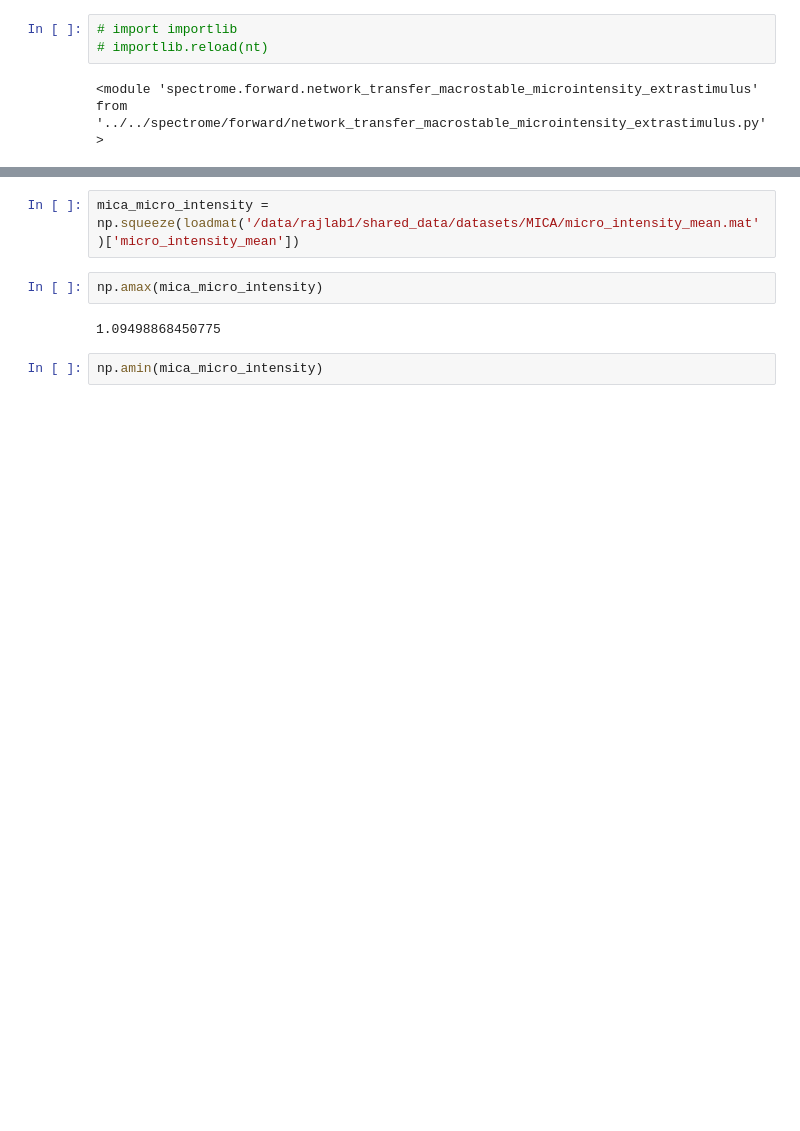
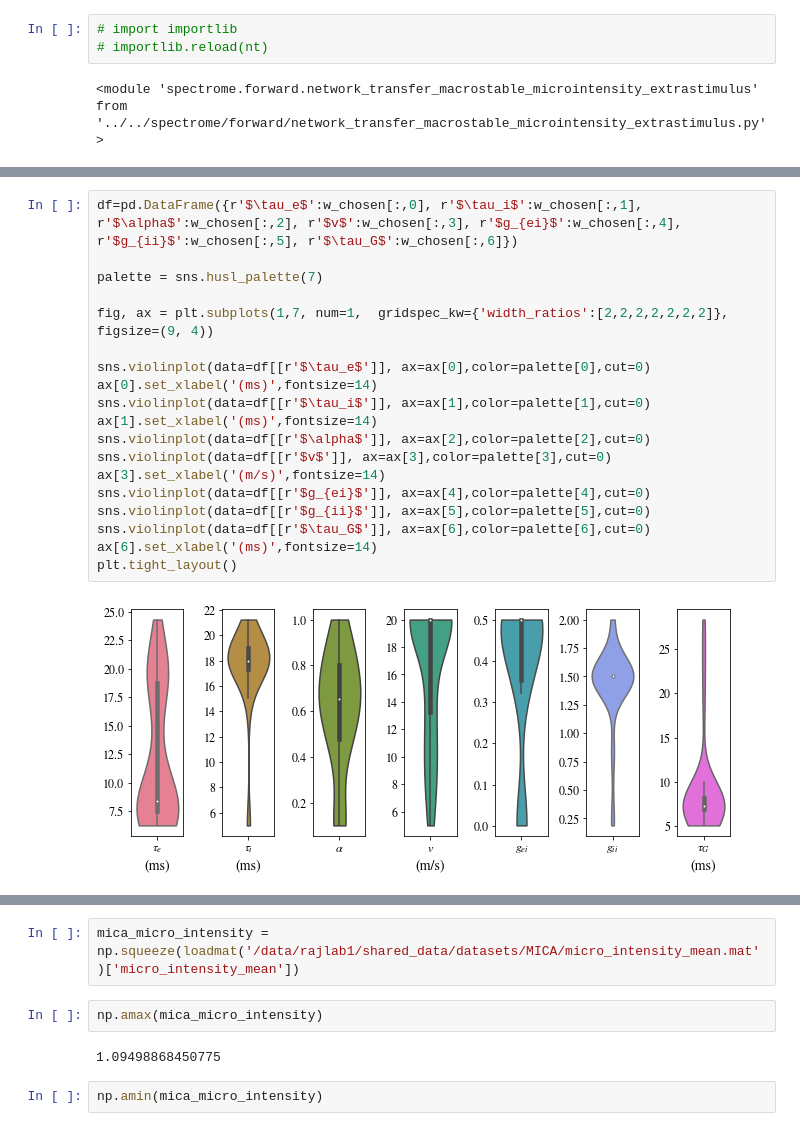
Before and after one commit to parulv1/sgm-alpha, a Jupyter notebook: spectrome/notebooks/alpha_paramvariation.ipynb, the cells around one changed output, grey strips where cells are left out. Cells and saved outputs as stored; diff of their text form; blank space fills up the shorter version.

```diff
--- a/spectrome/notebooks/alpha_paramvariation.ipynb
+++ b/spectrome/notebooks/alpha_paramvariation.ipynb
@@ -238,0 +264,21 @@ plt.tight_layout()
+# %%
+df=pd.DataFrame({r'$\tau_e$':w_chosen[:,0], r'$\tau_i$':w_chosen[:,1], r'$\alpha$':w_chosen[:,2], r'$v$':w_chosen[:,3], r'$g_{ei}$':w_chosen[:,4], r'$g_{ii}$':w_chosen[:,5], r'$\tau_G$':w_chosen[:,6]})
+
+palette = sns.husl_palette(7)
+
+fig, ax = plt.subplots(1,7, num=1,  gridspec_kw={'width_ratios':[2,2,2,2,2,2,2]}, figsize=(9, 4))
+
+sns.violinplot(data=df[[r'$\tau_e$']], ax=ax[0],color=palette[0],cut=0)
+ax[0].set_xlabel('(ms)',fontsize=14)
+sns.violinplot(data=df[[r'$\tau_i$']], ax=ax[1],color=palette[1],cut=0)
+ax[1].set_xlabel('(ms)',fontsize=14)
+sns.violinplot(data=df[[r'$\alpha$']], ax=ax[2],color=palette[2],cut=0)
+sns.violinplot(data=df[[r'$v$']], ax=ax[3],color=palette[3],cut=0)
+ax[3].set_xlabel('(m/s)',fontsize=14)
+sns.violinplot(data=df[[r'$g_{ei}$']], ax=ax[4],color=palette[4],cut=0)
+sns.violinplot(data=df[[r'$g_{ii}$']], ax=ax[5],color=palette[5],cut=0)
+sns.violinplot(data=df[[r'$\tau_G$']], ax=ax[6],color=palette[6],cut=0)
+ax[6].set_xlabel('(ms)',fontsize=14)
+plt.tight_layout()
+# %% [output]
+[figure, added]
```
Also changed, not shown: parts of 8 cells of this notebook, 1 other file.
